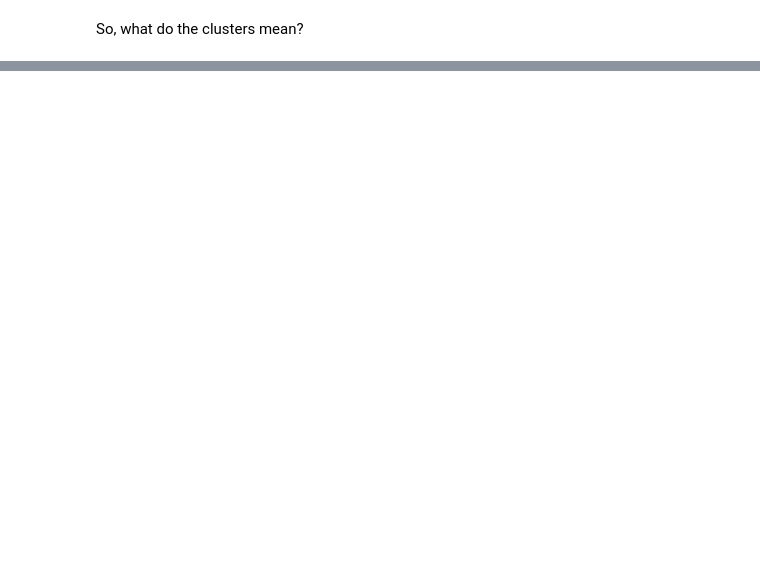
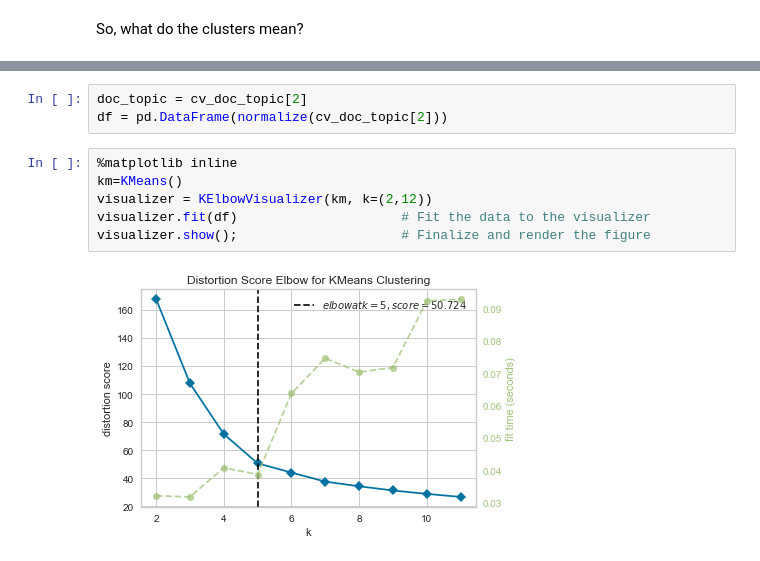
Before and after one commit to spdavern/metis_project4, a Jupyter notebook: cv_binary-lsa.ipynb, the cells around one changed output, grey strips where cells are left out. Cells and saved outputs as stored; diff of their text form; blank space fills up the shorter version.

```diff
--- a/cv_binary-lsa.ipynb
+++ b/cv_binary-lsa.ipynb
@@ -323,0 +349,11 @@ Cluster centered at: [0.86694593 0.39706469 0.13652252] color= g
+# %%
+doc_topic = cv_doc_topic[2]
+df = pd.DataFrame(normalize(cv_doc_topic[2]))
+# %%
+%matplotlib inline
+km=KMeans()
+visualizer = KElbowVisualizer(km, k=(2,12))
+visualizer.fit(df)                     # Fit the data to the visualizer
+visualizer.show();                     # Finalize and render the figure
+# %% [output]
+[figure, added]
```
Also changed, not shown: parts of 23 cells of this notebook, 2 other files.
